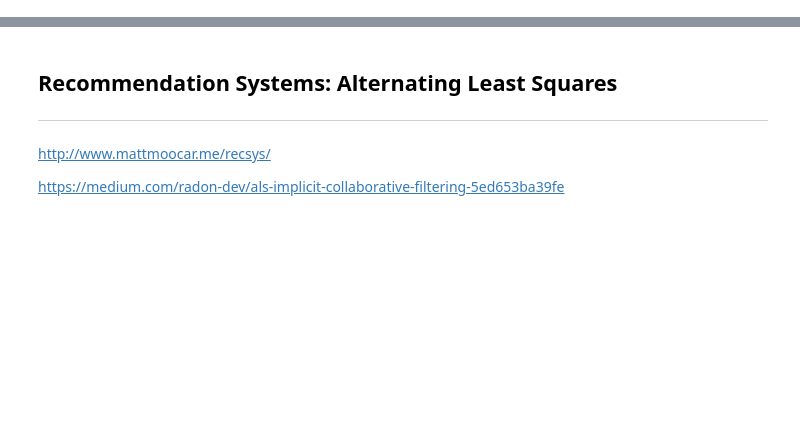
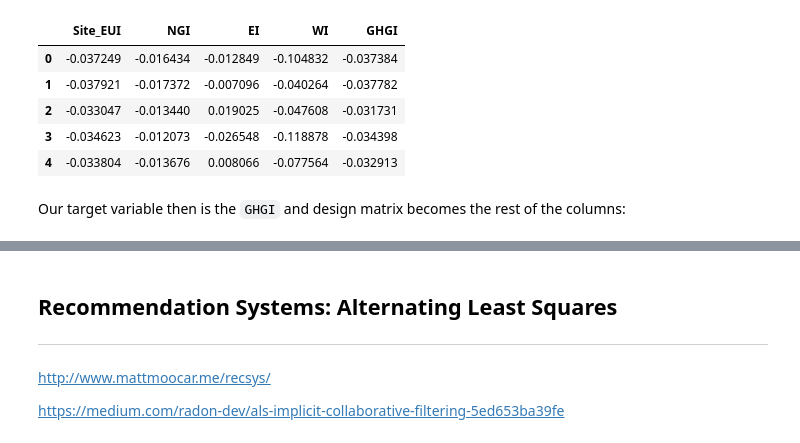
Before and after one commit to mdh266/CompLinearAlgebraML, a Jupyter notebook: Notebook.ipynb, the cells around one changed output, grey strips where cells are left out. Drawn from its saved outputs; the diff is of its cells as text; code cells hidden in the pictures; blank space fills up the shorter version.

```diff
--- a/Notebook.ipynb
+++ b/Notebook.ipynb
@@ -283,0 +106,21 @@ https://en.wikipedia.org/wiki/Tikhonov_regularization
+# %%
+import pandas  as pd
+
+#columns we care about
+cols = ['NGI','EI','WI','Site_EUI','GHGI']
+
+# read the data
+df = pd.read_csv("data.csv",
+                 usecols = cols)
+
+#view the first 5 lines
+df.head()
+# %% [output]
+|  | Site_EUI | NGI | EI | WI | GHGI |
+| 0 | -0.037249 | -0.016434 | -0.012849 | -0.104832 | -0.037384 |
+| 1 | -0.037921 | -0.017372 | -0.007096 | -0.040264 | -0.037782 |
+| 2 | -0.033047 | -0.013440 | 0.019025 | -0.047608 | -0.031731 |
+| 3 | -0.034623 | -0.012073 | -0.026548 | -0.118878 | -0.034398 |
+| 4 | -0.033804 | -0.013676 | 0.008066 | -0.077564 | -0.032913 |
+# %% [markdown]
+Our target variable then is the `GHGI` and design matrix becomes the rest of the columns:
```
Also changed, not shown: parts of 53 cells of this notebook.
